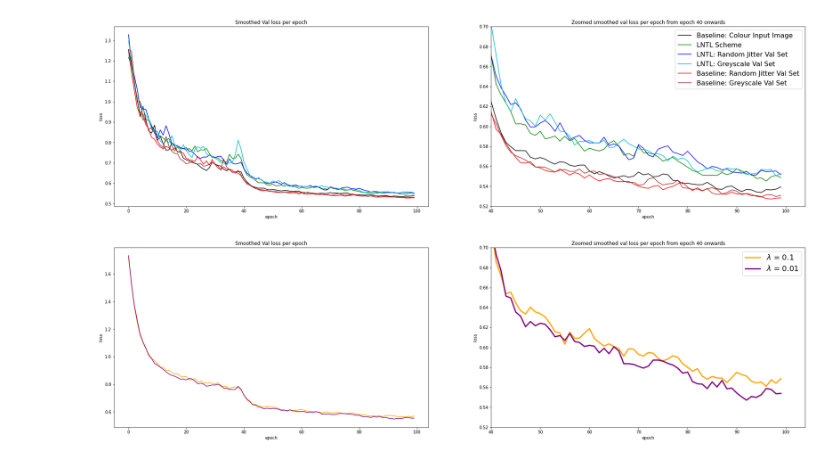
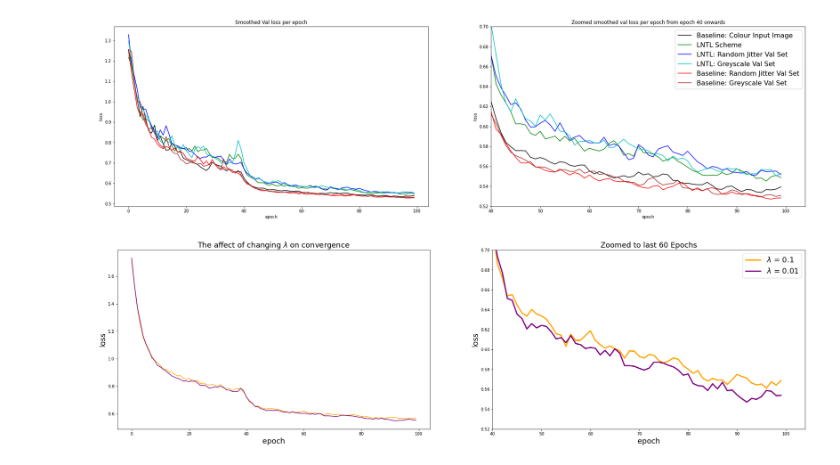
Before and after one commit to JackStelling/BiasMitigation, a Jupyter notebook: LNTL/utils/visualisations.ipynb, the cells around one changed output. Drawn from its saved outputs; the diff is of its cells as text; code cells hidden in the pictures.

```diff
--- a/LNTL/utils/visualisations.ipynb
+++ b/LNTL/utils/visualisations.ipynb
@@ -473,31 +473,31 @@ LNTL_train_seg_head = pd.read_pickle('/content/drive/MyDrive/BiasMitigation/LNTL
 # %%
 plt.figure(figsize=(30, 8))
 x_labels = list(range(0,100))
 
 # All epochs
 plt.subplot(1, 2, 1)
 
 # New lines
 plt.plot(x_labels, smooth(LNTL_lambda_train_seg_head, .50), 'orange')
 plt.plot(x_labels, smooth(LNTL_train_seg_head, .50), 'purple')
 
-plt.ylabel("loss")
-plt.xlabel("epoch")
-plt.title("Smoothed Val loss per epoch")
+plt.ylabel("loss", fontsize = 18)
+plt.xlabel("epoch", fontsize = 18)
+plt.title("The affect of changing $\lambda$ on convergence", fontsize = 18)
 #~~~~~~~~~~~~~~~~~~~~~~~~~~~~~~~~~~~~~~~~~~~~~~~~~~~~~~~~~~~~~~~~~~~~~~~~~~~~~~~
 # Zoomed in
 plt.subplot(1, 2, 2)
 #
 plt.plot(x_labels, smooth(LNTL_lambda_train_seg_head, .50), 'orange', linewidth= 3, label = r'$\lambda$ = 0.1')
 plt.plot(x_labels, smooth(LNTL_train_seg_head, .50), 'purple', linewidth = 3, label = r'$\lambda$ = 0.01')
 #
 plt.xlim(left=40)
 plt.ylim(0.52, 0.70)
-plt.ylabel("loss")
-plt.xlabel("epoch")
-plt.title("Zoomed smoothed val loss per epoch from epoch 40 onwards")
+plt.ylabel("loss",fontsize = 18)
+plt.xlabel("epoch",fontsize = 18)
+plt.title("Zoomed to last 60 Epochs", fontsize = 18)
 plt.legend(loc='upper right', prop={'size': 18})
 
 plt.show()
 # %% [output]
-[figure, old version]
+[figure, new version]
```
Also changed, not shown: parts of 3 cells of this notebook, 47 other files.
